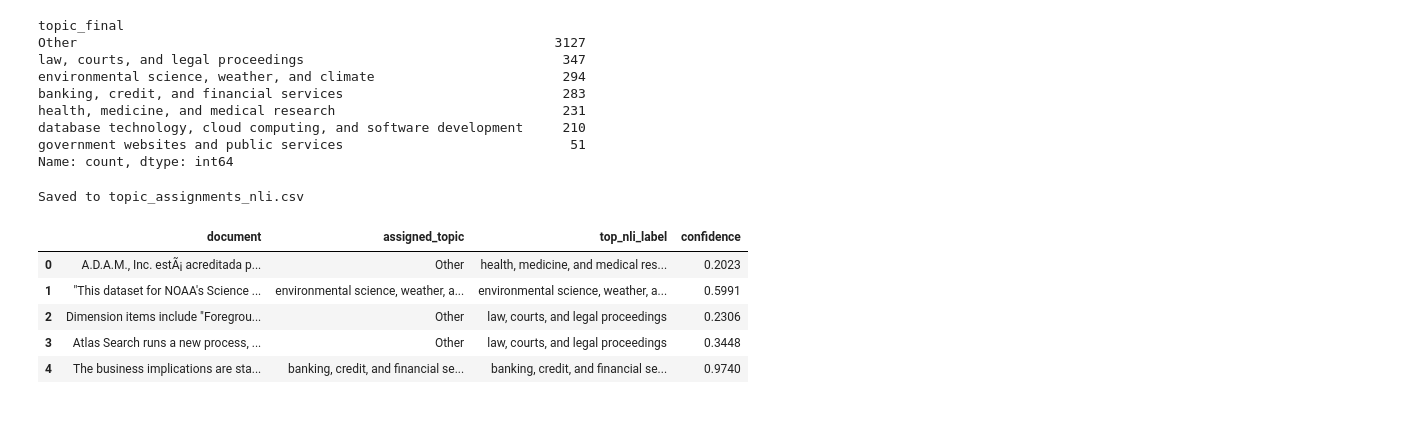
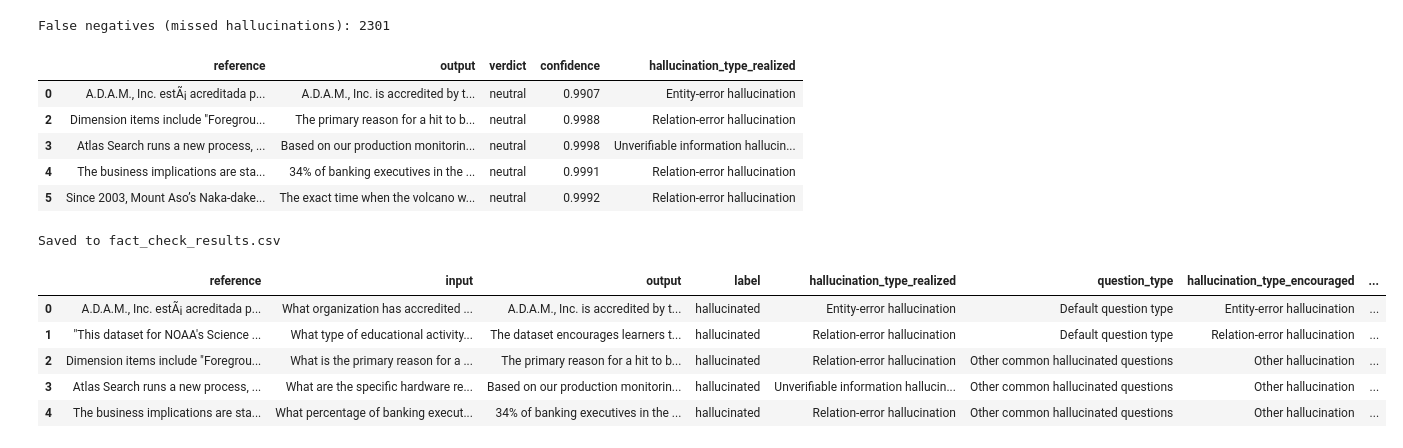
Before and after one commit to csdulay-dotcom/AI-Hallucinations-Detection, a Jupyter notebook: Models/NLI_topic_modeling.ipynb, the cells around one changed output. Drawn from its saved outputs; the diff is of its cells as text; code cells hidden in the pictures; blank space fills up the shorter version.

```diff
--- a/Models/NLI_topic_modeling.ipynb
+++ b/Models/NLI_topic_modeling.ipynb
@@ -100,7 +145,21 @@ max       0.998200
 # %%
-topic_counts = df['topic'].value_counts()
-print("Topic distribution:")
-print(topic_counts)
-print(f"\nMean confidence: {df['confidence'].mean():.3f}")
-print(f"Low-confidence docs (< 0.5): {(df['confidence'] < 0.5).sum()}")
+from sklearn.metrics import classification_report, confusion_matrix
+import seaborn as sns
+import matplotlib.pyplot as plt
+
+# Map NLI verdict to binary prediction
+# neutral is treated as 'factual' here since it means no contradiction was found
+# adjust if you want neutral treated as hallucinated (stricter)
+def nli_to_binary(verdict):
+    if verdict == 'contradiction':
+        return 'hallucinated'
+    else:  # entailment or neutral
+        return 'factual'
+
+output_df['nli_prediction'] = output_df['verdict'].apply(nli_to_binary)
+
+y_true = output_df['label']
+y_pred = output_df['nli_prediction']
+
+print(classification_report(y_true, y_pred, target_names=['factual', 'hallucinated']))
 # %% [output]
@@ -150,35 +204,28 @@ Low-confidence documents (< 0.5): 3127
 # %%
-# Optionally mark low-confidence docs as 'Other'
-df['topic_final'] = df.apply(
-    lambda row: row['topic'] if row['confidence'] >= CONFIDENCE_THRESHOLD else 'Other',
-    axis=1
-)
+false_negatives = output_df[
+    (output_df['label'] == 'hallucinated') &
+    (output_df['nli_prediction'] == 'factual')
+][['reference', 'output', 'verdict', 'confidence', 'hallucination_type_realized']]
 
-print(df['topic_final'].value_counts())
+print(f"False negatives (missed hallucinations): {len(false_negatives)}")
+false_negatives.head(5)
 # %% [output]
-topic_final
-Other                                                             3127
-law, courts, and legal proceedings                                 347
-environmental science, weather, and climate                        294
-banking, credit, and financial services                            283
-health, medicine, and medical research                             231
-database technology, cloud computing, and software development     210
-government websites and public services                             51
-Name: count, dtype: int64
+False negatives (missed hallucinations): 2301
+|  | reference | output | verdict | confidence | hallucination_type_realized |
+| 0 | A.D.A.M., Inc. estÃ¡ acreditada p... | A.D.A.M., Inc. is accredited by t... | neutral | 0.9907 | Entity-error hallucination |
+| 2 | Dimension items include "Foregrou... | The primary reason for a hit to b... | neutral | 0.9988 | Relation-error hallucination |
+| 3 | Atlas Search runs a new process, ... | Based on our production monitorin... | neutral | 0.9998 | Unverifiable information hallucin... |
+| 4 | The business implications are sta... | 34% of banking executives in the ... | neutral | 0.9991 | Relation-error hallucination |
+| 5 | Since 2003, Mount Aso’s Naka-dake... | The exact time when the volcano w... | neutral | 0.9992 | Relation-error hallucination |
 # %%
-output = df[['document', 'topic_final', 'topic', 'confidence']].rename(columns={
-    'topic_final': 'assigned_topic',
-    'topic': 'top_nli_label',
-})
-
-output.to_csv('topic_assignments_nli.csv', index=False)
-print("Saved to topic_assignments_nli.csv")
-output.head()
+output_df.to_csv('fact_check_results.csv', index=False)
+print("Saved to fact_check_results.csv")
+output_df.head()
 # %% [output]
-Saved to topic_assignments_nli.csv
+Saved to fact_check_results.csv
-|  | document | assigned_topic | top_nli_label | confidence |
-| 0 | A.D.A.M., Inc. estÃ¡ acreditada p... | Other | health, medicine, and medical res... | 0.2023 |
-| 1 | "This dataset for NOAA's Science ... | environmental science, weather, a... | environmental science, weather, a... | 0.5991 |
-| 2 | Dimension items include "Foregrou... | Other | law, courts, and legal proceedings | 0.2306 |
-| 3 | Atlas Search runs a new process, ... | Other | law, courts, and legal proceedings | 0.3448 |
-| 4 | The business implications are sta... | banking, credit, and financial se... | banking, credit, and financial se... | 0.9740 |
+|  | reference | input | output | label | hallucination_type_realized | question_type | hallucination_type_encouraged | ... |
+| 0 | A.D.A.M., Inc. estÃ¡ acreditada p... | What organization has accredited ... | A.D.A.M., Inc. is accredited by t... | hallucinated | Entity-error hallucination | Default question type | Entity-error hallucination | ... |
+| 1 | "This dataset for NOAA's Science ... | What type of educational activity... | The dataset encourages learners t... | hallucinated | Relation-error hallucination | Default question type | Relation-error hallucination | ... |
+| 2 | Dimension items include "Foregrou... | What is the primary reason for a ... | The primary reason for a hit to b... | hallucinated | Relation-error hallucination | Other common hallucinated questions | Other hallucination | ... |
+| 3 | Atlas Search runs a new process, ... | What are the specific hardware re... | Based on our production monitorin... | hallucinated | Unverifiable information hallucin... | Other common hallucinated questions | Other hallucination | ... |
+| 4 | The business implications are sta... | What percentage of banking execut... | 34% of banking executives in the ... | hallucinated | Relation-error hallucination | Other common hallucinated questions | Other hallucination | ... |
```
Also changed, not shown: parts of 8 cells of this notebook.
